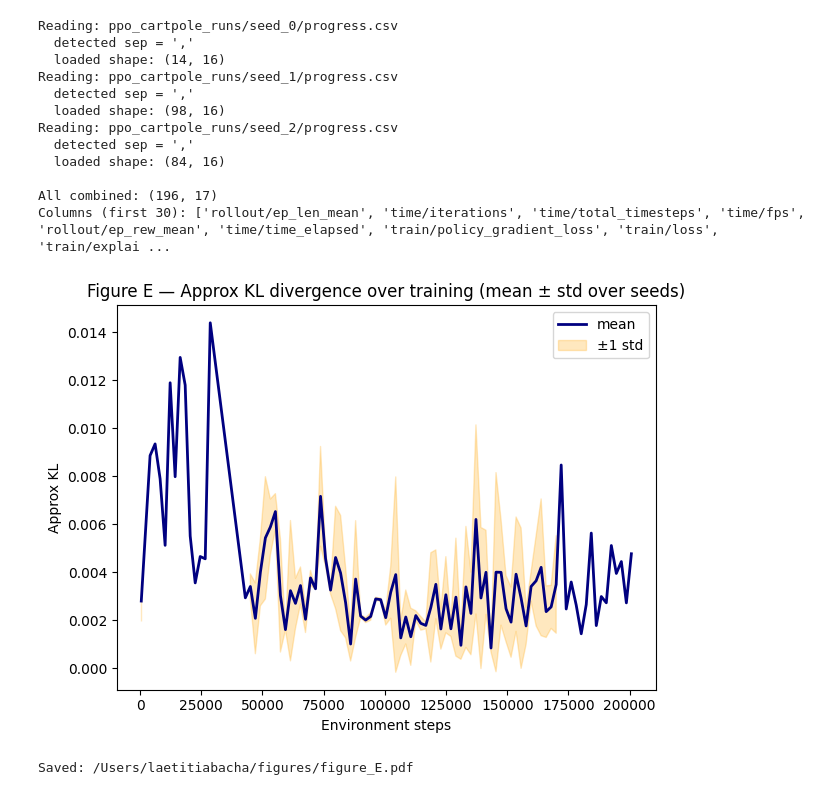
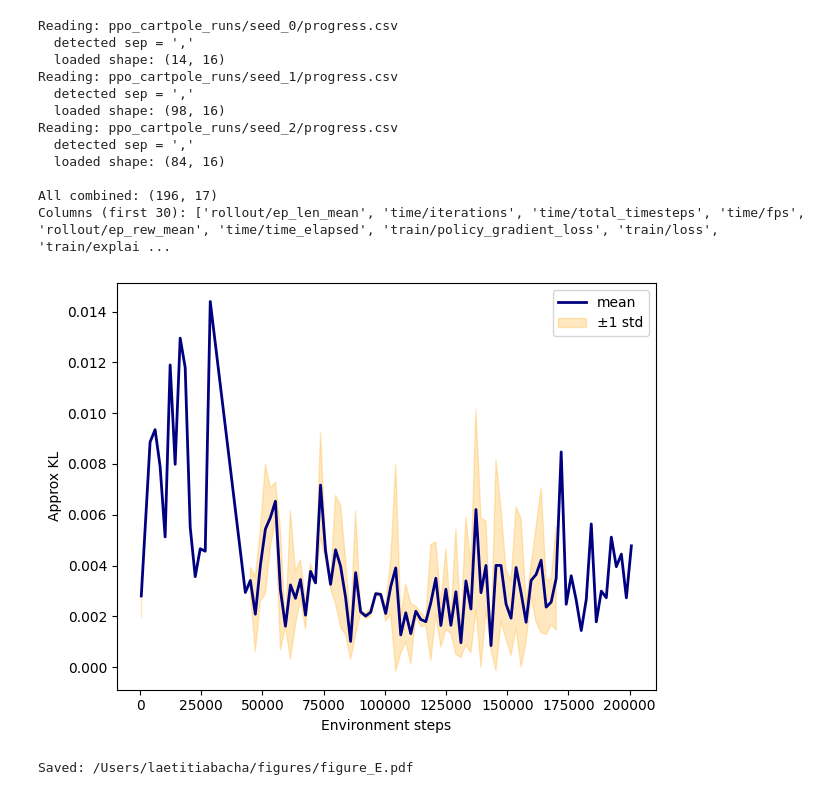
Before and after one commit to laetitiabacha/RL_assignment, a Jupyter notebook: RL_coursework.ipynb, the cells around one changed output. Cells and saved outputs as stored; diff of their text form; code cells hidden in the pictures.

```diff
--- a/RL_coursework.ipynb
+++ b/RL_coursework.ipynb
@@ -294,35 +290,34 @@ x = pivot.index.to_numpy()
 mean = pivot.mean(axis=1).to_numpy()
 std  = pivot.std(axis=1).to_numpy()
 
 os.makedirs("figures", exist_ok=True)
 
 plt.figure()
 plt.plot(x, mean, color="navy", linewidth=2, label="mean")
 plt.fill_between(x, mean-std, mean+std, color="orange", alpha=0.25, label="±1 std")
 plt.xlabel("Environment steps")
 plt.ylabel("Approx KL")
-plt.title("Figure E — Approx KL divergence over training (mean ± std over seeds)")
 plt.legend()
 plt.tight_layout()
 plt.savefig("figures/figure_E.pdf", bbox_inches="tight")
 plt.savefig("figures/figure_E.png", dpi=200, bbox_inches="tight")
 plt.show()
 
 print("Saved:", os.path.abspath("figures/figure_E.pdf"))
 # %% [output]
 Reading: ppo_cartpole_runs/seed_0/progress.csv
   detected sep = ','
   loaded shape: (14, 16)
 Reading: ppo_cartpole_runs/seed_1/progress.csv
   detected sep = ','
   loaded shape: (98, 16)
 Reading: ppo_cartpole_runs/seed_2/progress.csv
   detected sep = ','
   loaded shape: (84, 16)
 
 All combined: (196, 17)
 Columns (first 30): ['rollout/ep_len_mean', 'time/iterations', 'time/total_timesteps', 'time/fps', 'rollout/ep_rew_mean', 'time/time_elapsed', 'train/policy_gradient_loss', 'train/loss', 'train/explai ...
-[figure, old version]
+[figure, new version]
 Saved: /Users/laetitiabacha/figures/figure_E.pdf
 # %%
 import os
```
Also changed, not shown: parts of 7 cells of this notebook.
